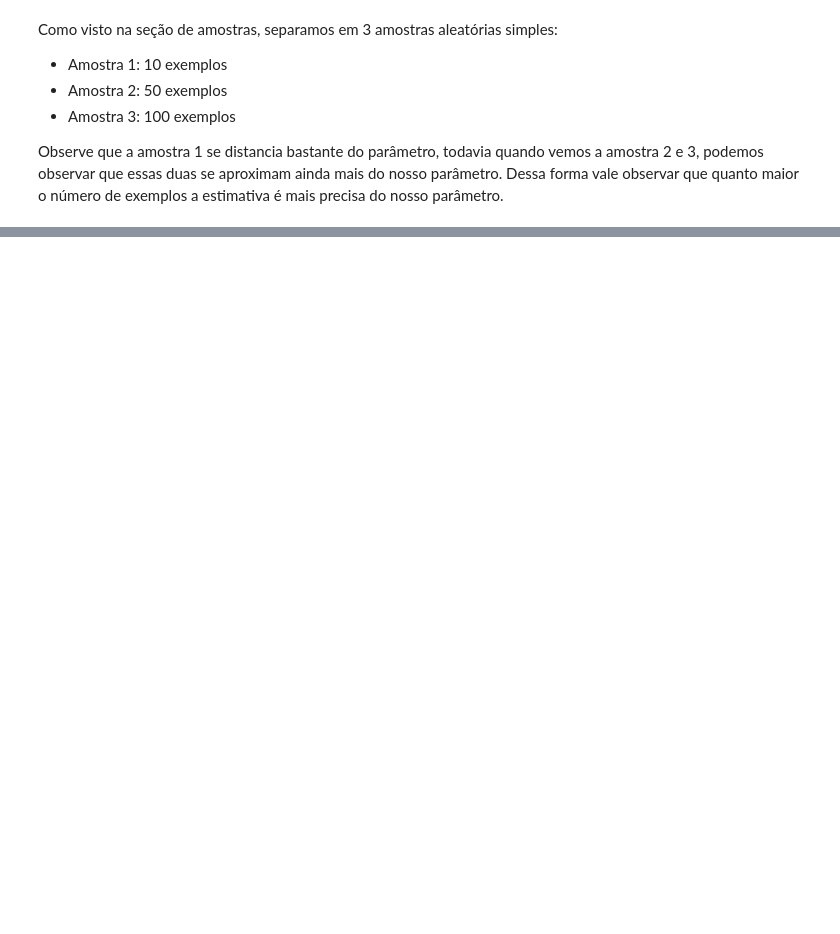
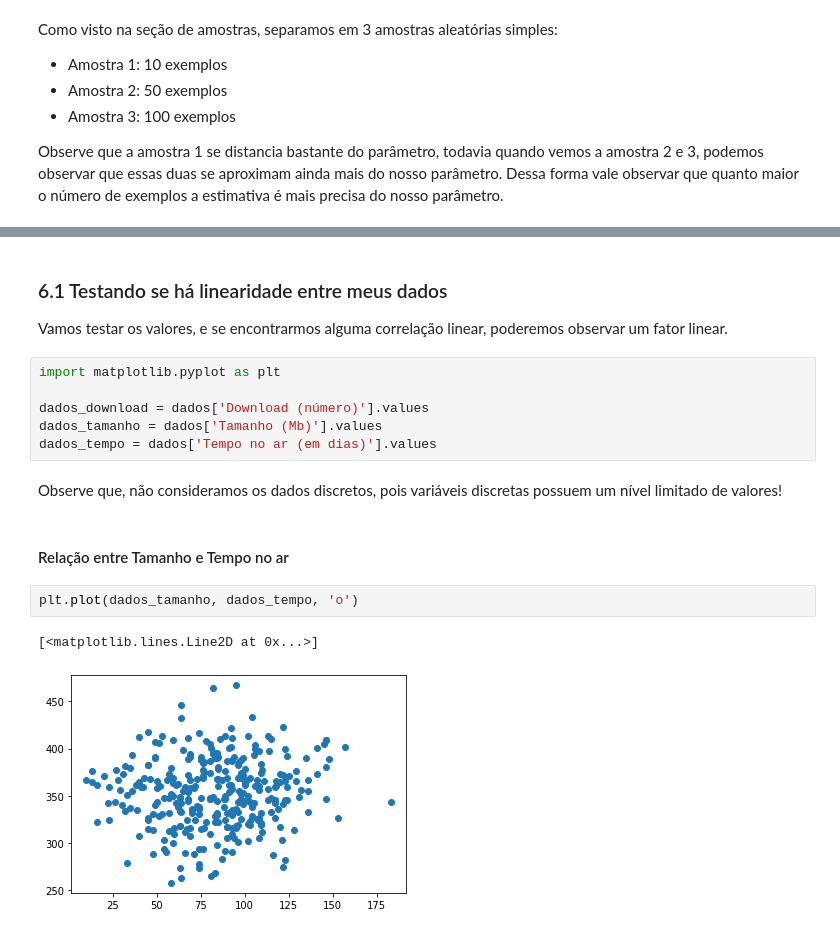
Before and after one commit to SteffanoP/06243-estatistica-exploratoria-I, a Jupyter notebook: Avaliacao_estatistica_de_um_banco_de_dados.ipynb, the cells around one changed output, grey strips where cells are left out. Drawn from its saved outputs; the diff is of its cells as text; blank space fills up the shorter version.

```diff
--- a/Avaliacao_estatistica_de_um_banco_de_dados.ipynb
+++ b/Avaliacao_estatistica_de_um_banco_de_dados.ipynb
@@ -259,0 +419,19 @@ Observe que a amostra 1 se distancia bastante do parâmetro, todavia quando vemo
+# %% [markdown]
+### 6.1 Testando se há linearidade entre meus dados
+
+Vamos testar os valores, e se encontrarmos alguma correlação linear, poderemos observar um fator linear.
+# %%
+import matplotlib.pyplot as plt
+
+dados_download = dados['Download (número)'].values
+dados_tamanho = dados['Tamanho (Mb)'].values
+dados_tempo = dados['Tempo no ar (em dias)'].values
+# %% [markdown]
+Observe que, não consideramos os dados discretos, pois variáveis discretas possuem um nível limitado de valores!
+# %% [markdown]
+#### Relação entre Tamanho e Tempo no ar
+# %%
+plt.plot(dados_tamanho, dados_tempo, 'o')
+# %% [output]
+[<matplotlib.lines.Line2D at 0x...>]
+[figure, added]
```
Also changed, not shown: parts of 55 cells of this notebook, 1 other file.
